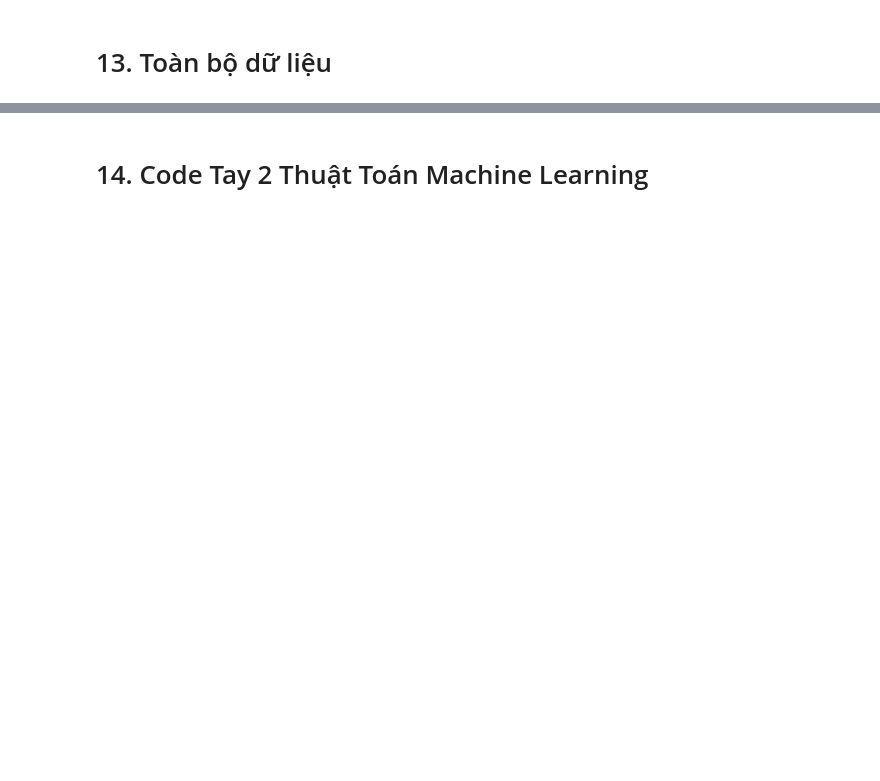
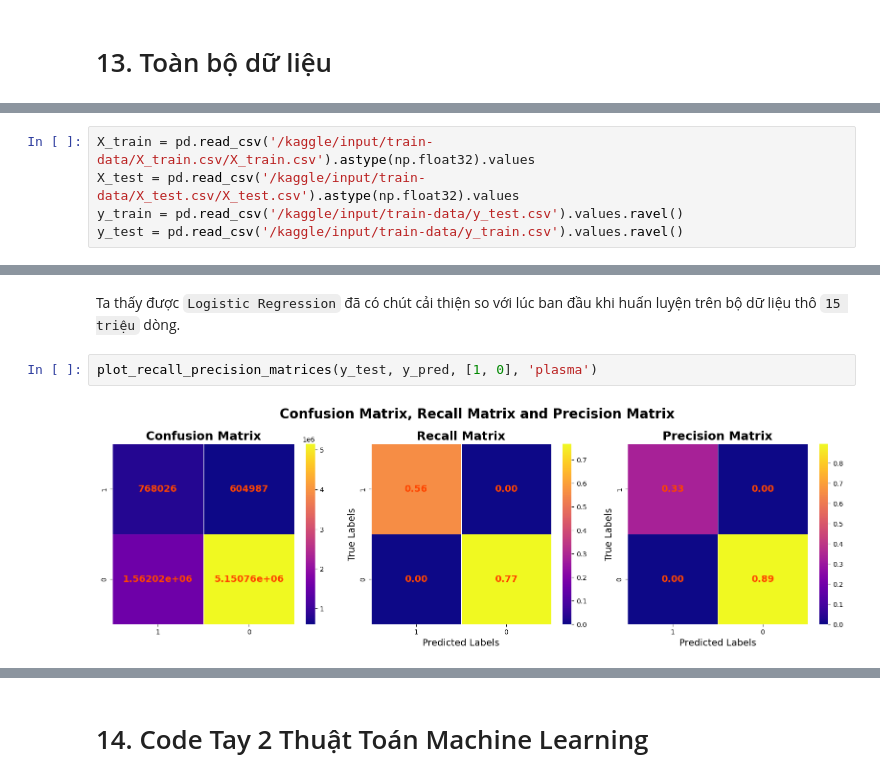
Before and after one commit to xiaoMing-04/FairyTale, a Jupyter notebook: model.ipynb, the cells around one changed output, grey strips where cells are left out. Drawn from its saved outputs; the diff is of its cells as text; blank space fills up the shorter version.

```diff
--- a/model.ipynb
+++ b/model.ipynb
@@ -2112 +2180,6 @@ X_test.shape
+# %%
+X_train = pd.read_csv('/kaggle/input/train-data/X_train.csv/X_train.csv').astype(np.float32).values
+X_test = pd.read_csv('/kaggle/input/train-data/X_test.csv/X_test.csv').astype(np.float32).values
+y_train = pd.read_csv('/kaggle/input/train-data/y_test.csv').values.ravel()
+y_test = pd.read_csv('/kaggle/input/train-data/y_train.csv').values.ravel()
 # %% [markdown]
@@ -2144,0 +2233,6 @@ ValueError: Found input variables with inconsistent numbers of samples: [8085794
+# %% [markdown]
+Ta thấy được `Logistic Regression` đã có chút cải thiện so với lúc ban đầu khi huấn luyện trên bộ dữ liệu thô `15 triệu` dòng.
+# %%
+plot_recall_precision_matrices(y_test, y_pred, [1, 0], 'plasma')
+# %% [output]
+[figure, added]
```
Also changed, not shown: parts of 64 cells of this notebook, 2 other files.
